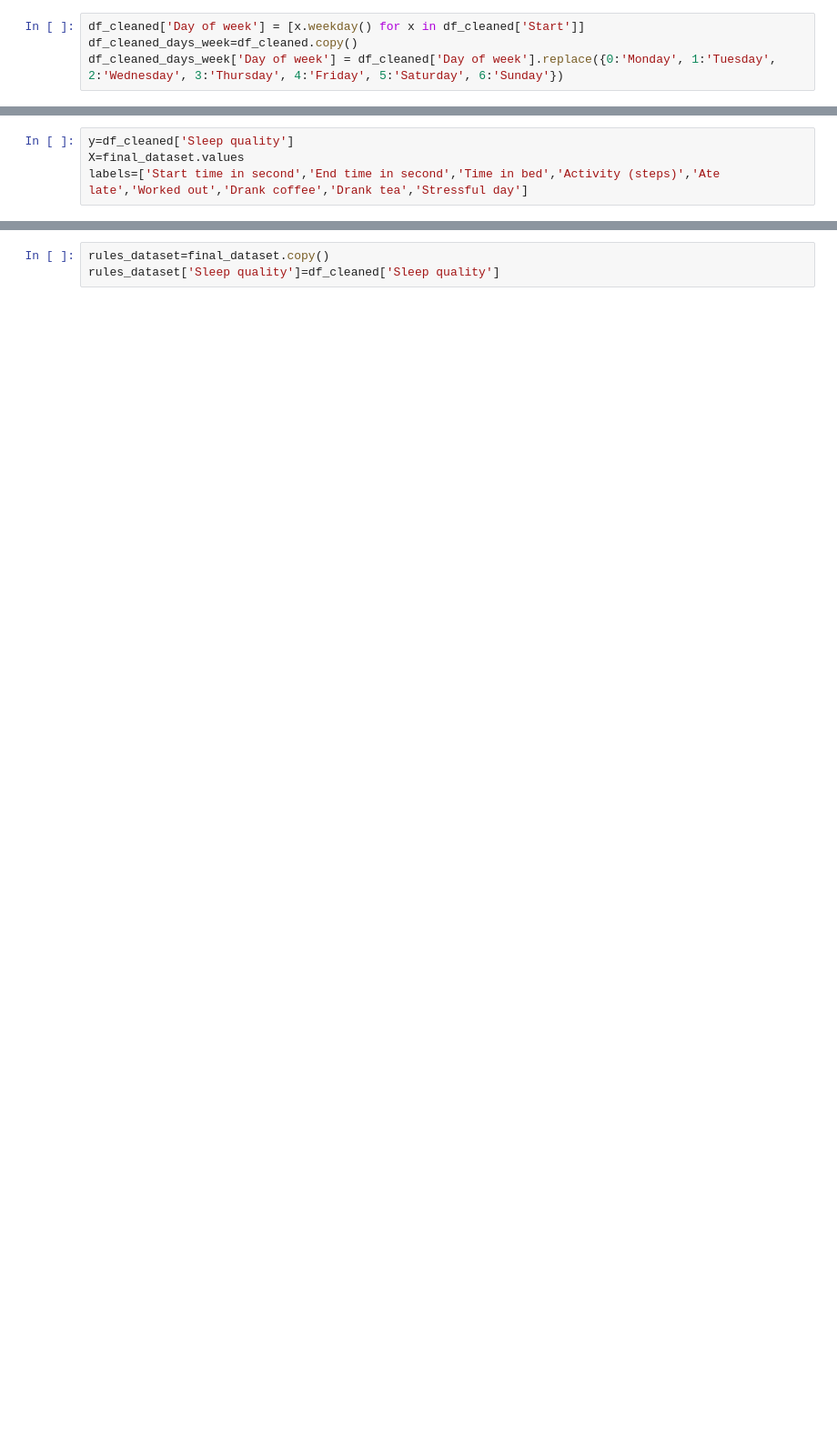
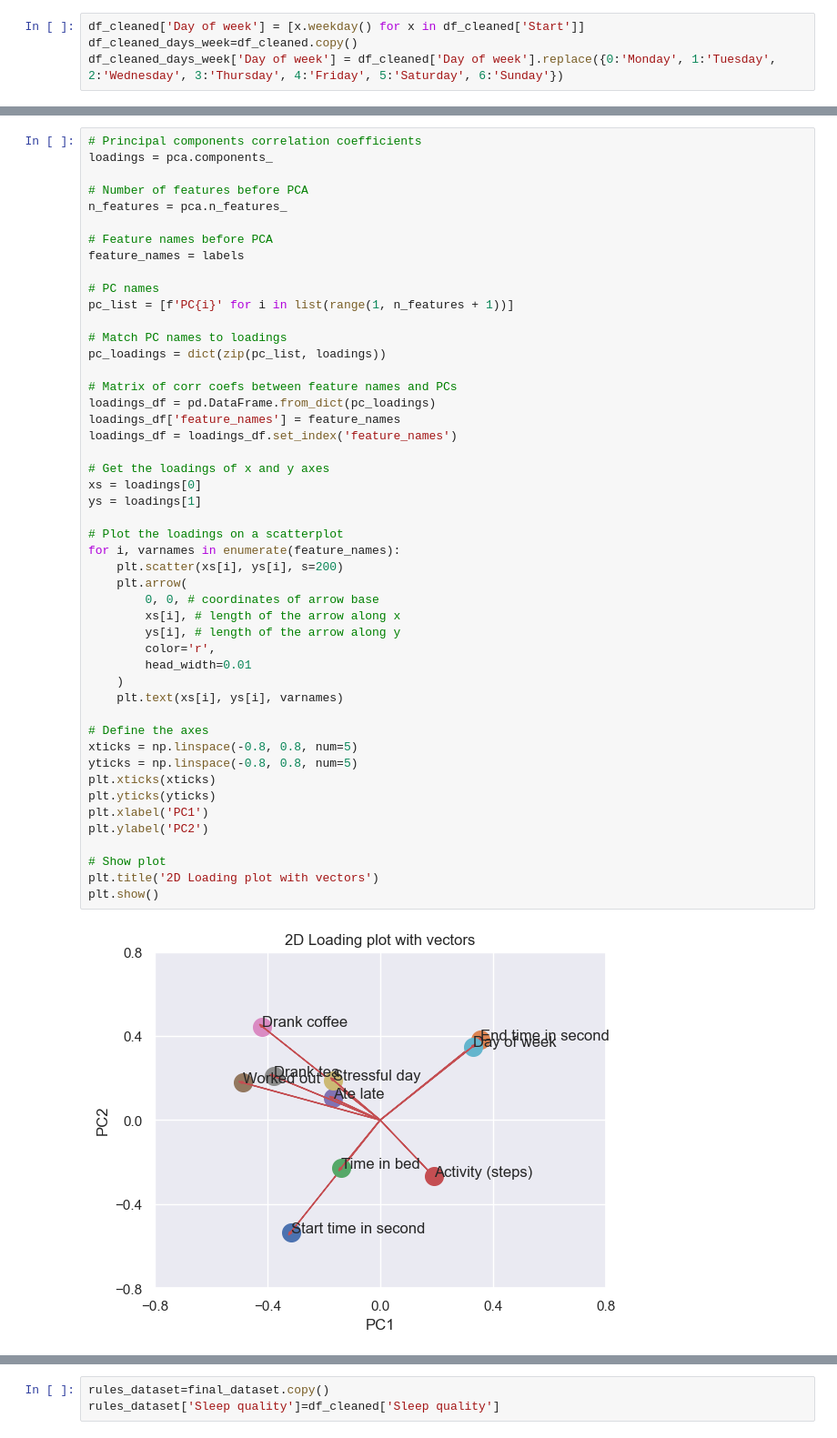
Before and after one commit to aarongp11/datamining_project, a Jupyter notebook: data_mining project/workingCV2.ipynb, the cells around one changed output, grey strips where cells are left out. Shown at 91% size. Cells and saved outputs as stored; diff of their text form; blank space fills up the shorter version.

```diff
--- a/data_mining project/workingCV2.ipynb
+++ b/data_mining project/workingCV2.ipynb
@@ -224,4 +248,0 @@ memory usage: 52.1 KB
-# %%
-y=df_cleaned['Sleep quality']
-X=final_dataset.values
-labels=['Start time in second','End time in second','Time in bed','Activity (steps)','Ate late','Worked out','Drank coffee','Drank tea','Stressful day']
@@ -273,0 +328,50 @@ print(standardized_X.mean(axis=1), standardized_X.std(axis=1))
+# %%
+# Principal components correlation coefficients
+loadings = pca.components_
+
+# Number of features before PCA
+n_features = pca.n_features_
+
+# Feature names before PCA
+feature_names = labels
+
+# PC names
+pc_list = [f'PC{i}' for i in list(range(1, n_features + 1))]
+
+# Match PC names to loadings
+pc_loadings = dict(zip(pc_list, loadings))
+
+# Matrix of corr coefs between feature names and PCs
+loadings_df = pd.DataFrame.from_dict(pc_loadings)
+loadings_df['feature_names'] = feature_names
+loadings_df = loadings_df.set_index('feature_names')
+
+# Get the loadings of x and y axes
+xs = loadings[0]
+ys = loadings[1]
+
+# Plot the loadings on a scatterplot
+for i, varnames in enumerate(feature_names):
+    plt.scatter(xs[i], ys[i], s=200)
+    plt.arrow(
+        0, 0, # coordinates of arrow base
+        xs[i], # length of the arrow along x
+        ys[i], # length of the arrow along y
+        color='r',
+        head_width=0.01
+    )
+    plt.text(xs[i], ys[i], varnames)
+
+# Define the axes
+xticks = np.linspace(-0.8, 0.8, num=5)
+yticks = np.linspace(-0.8, 0.8, num=5)
+plt.xticks(xticks)
+plt.yticks(yticks)
+plt.xlabel('PC1')
+plt.ylabel('PC2')
+
+# Show plot
+plt.title('2D Loading plot with vectors')
+plt.show()
+# %% [output]
+[figure, added]
```
Also changed, not shown: parts of 45 cells of this notebook.
